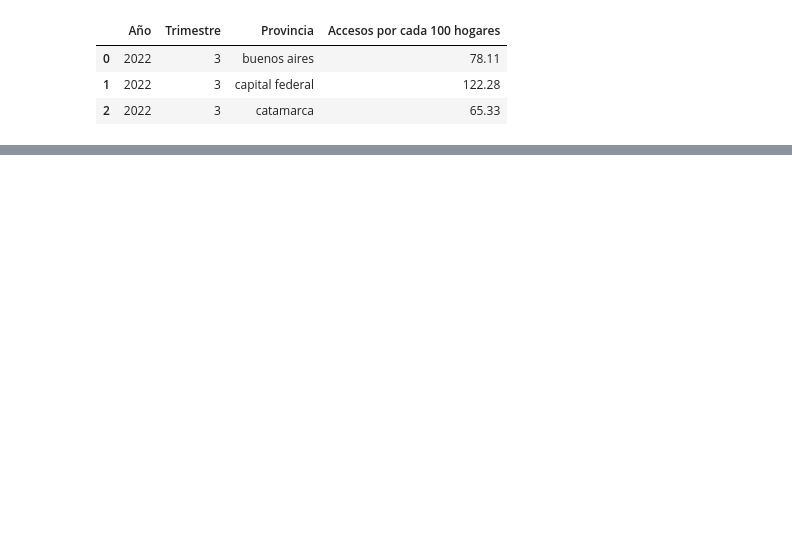
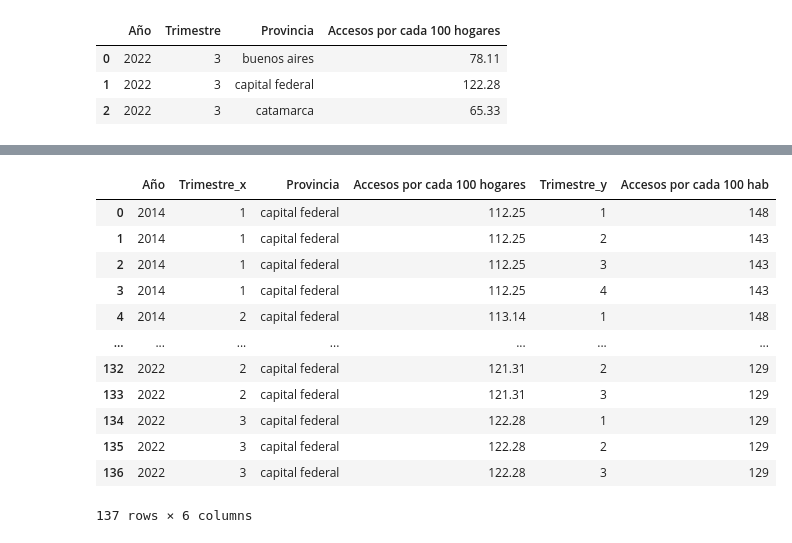
Before and after one commit to AlanTilca/Enacom_Analytics, a Jupyter notebook: EDA/Analisis_accesos.ipynb, the cells around one changed output, grey strips where cells are left out. Cells and saved outputs as stored; diff of their text form; code cells hidden in the pictures; blank space fills up the shorter version.

```diff
--- a/EDA/Analisis_accesos.ipynb
+++ b/EDA/Analisis_accesos.ipynb
@@ -141,0 +30,16 @@ Linkedin: Indefinido.
+# %%
+df_combined_accesos
+# %% [output]
+|  | Año | Trimestre_x | Provincia | Accesos por cada 100 hogares | Trimestre_y | Accesos por cada 100 hab |
+| 0 | 2014 | 1 | capital federal | 112.25 | 1 | 148 |
+| 1 | 2014 | 1 | capital federal | 112.25 | 2 | 143 |
+| 2 | 2014 | 1 | capital federal | 112.25 | 3 | 143 |
+| 3 | 2014 | 1 | capital federal | 112.25 | 4 | 143 |
+| 4 | 2014 | 2 | capital federal | 113.14 | 1 | 148 |
+| ... | ... | ... | ... | ... | ... | ... |
+| 132 | 2022 | 2 | capital federal | 121.31 | 2 | 129 |
+| 133 | 2022 | 2 | capital federal | 121.31 | 3 | 129 |
+| 134 | 2022 | 3 | capital federal | 122.28 | 1 | 129 |
+| 135 | 2022 | 3 | capital federal | 122.28 | 2 | 129 |
+| 136 | 2022 | 3 | capital federal | 122.28 | 3 | 129 |
+137 rows × 6 columns
```
Also changed, not shown: parts of 19 cells of this notebook, 9 other files.
